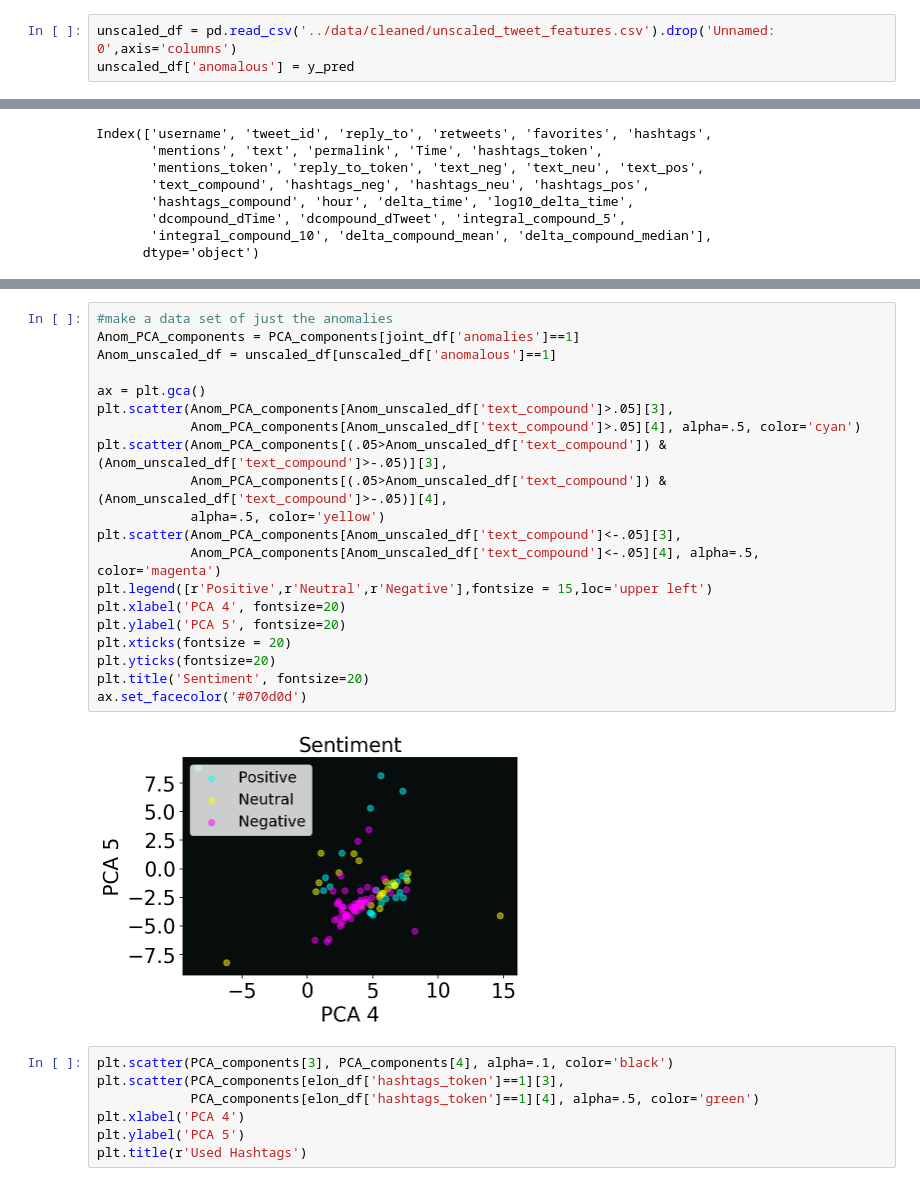
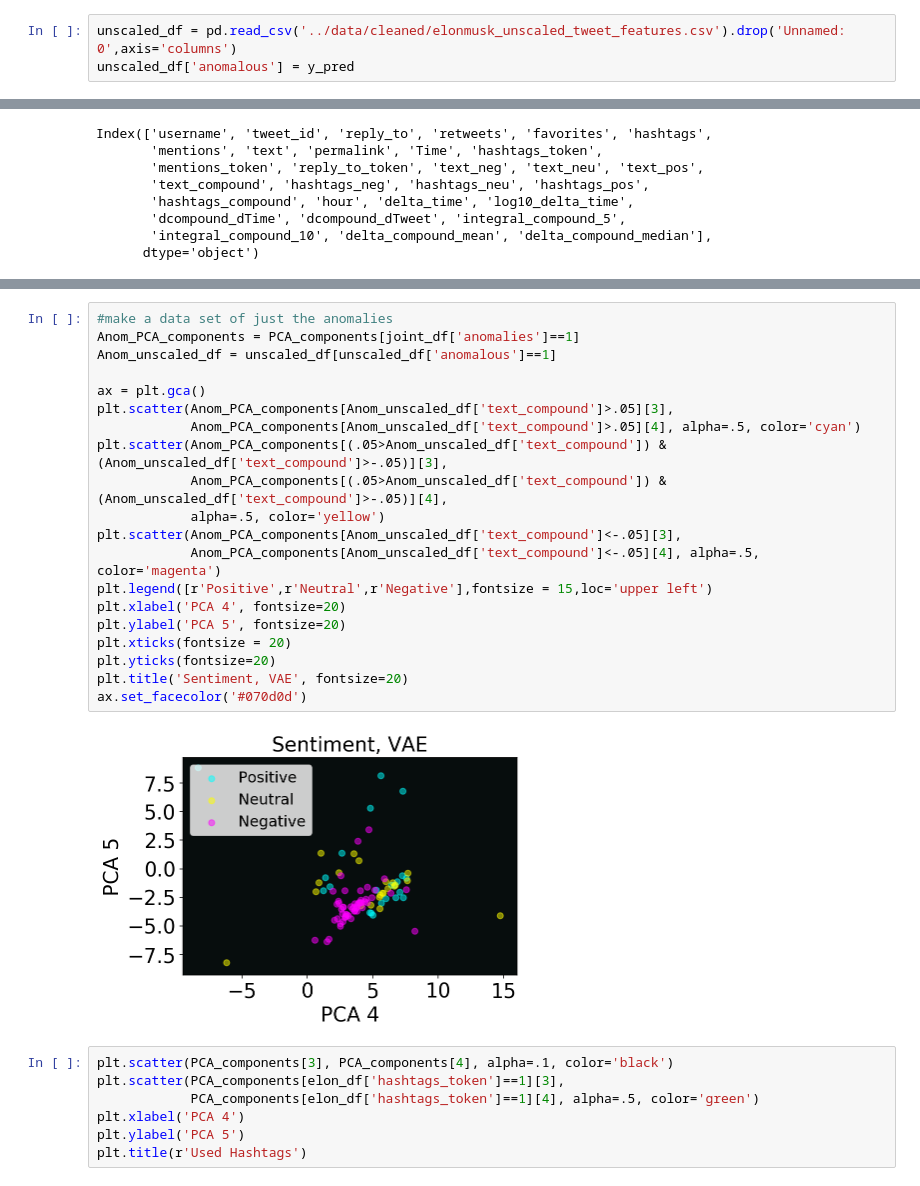
Before and after one commit to JFCherry/Insight-Data-Science-Project, a Jupyter notebook: notebooks/PyOD_playground.ipynb, the cells around one changed output, grey strips where cells are left out. Saved outputs shown, nothing was run; the diff lists cells and outputs as text.

```diff
--- a/notebooks/PyOD_playground.ipynb
+++ b/notebooks/PyOD_playground.ipynb
@@ -279,7 +279,7 @@ type(y_pred)
 # %% [output]
 numpy.ndarray
 # %%
-unscaled_df = pd.read_csv('../data/cleaned/unscaled_tweet_features.csv').drop('Unnamed: 0',axis='columns')
+unscaled_df = pd.read_csv('../data/cleaned/elonmusk_unscaled_tweet_features.csv').drop('Unnamed: 0',axis='columns')
 unscaled_df['anomalous'] = y_pred
 # %%
 unscaled_df['anomalous'] = y_pred
@@ -396,25 +396,25 @@ Text(0.5, 1.0, '$1\\%$ Most Anamalous Tweets')
 # %%
 #make a data set of just the anomalies
 Anom_PCA_components = PCA_components[joint_df['anomalies']==1]
 Anom_unscaled_df = unscaled_df[unscaled_df['anomalous']==1]
 
 ax = plt.gca()
 plt.scatter(Anom_PCA_components[Anom_unscaled_df['text_compound']>.05][3],
             Anom_PCA_components[Anom_unscaled_df['text_compound']>.05][4], alpha=.5, color='cyan')
 plt.scatter(Anom_PCA_components[(.05>Anom_unscaled_df['text_compound']) & (Anom_unscaled_df['text_compound']>-.05)][3],
             Anom_PCA_components[(.05>Anom_unscaled_df['text_compound']) & (Anom_unscaled_df['text_compound']>-.05)][4],
             alpha=.5, color='yellow')
 plt.scatter(Anom_PCA_components[Anom_unscaled_df['text_compound']<-.05][3],
             Anom_PCA_components[Anom_unscaled_df['text_compound']<-.05][4], alpha=.5, color='magenta')
 plt.legend([r'Positive',r'Neutral',r'Negative'],fontsize = 15,loc='upper left')
 plt.xlabel('PCA 4', fontsize=20)
 plt.ylabel('PCA 5', fontsize=20)
 plt.xticks(fontsize = 20)
 plt.yticks(fontsize=20)
-plt.title('Sentiment', fontsize=20)
+plt.title('Sentiment, VAE', fontsize=20)
 ax.set_facecolor('#070d0d')
 # %% [output]
-[figure, old version]
+[figure, new version]
 # %%
 plt.scatter(PCA_components[3], PCA_components[4], alpha=.1, color='black')
 plt.scatter(PCA_components[elon_df['hashtags_token']==1][3],
```
Also changed, not shown: parts of 1 cell of this notebook, 20 other files.
